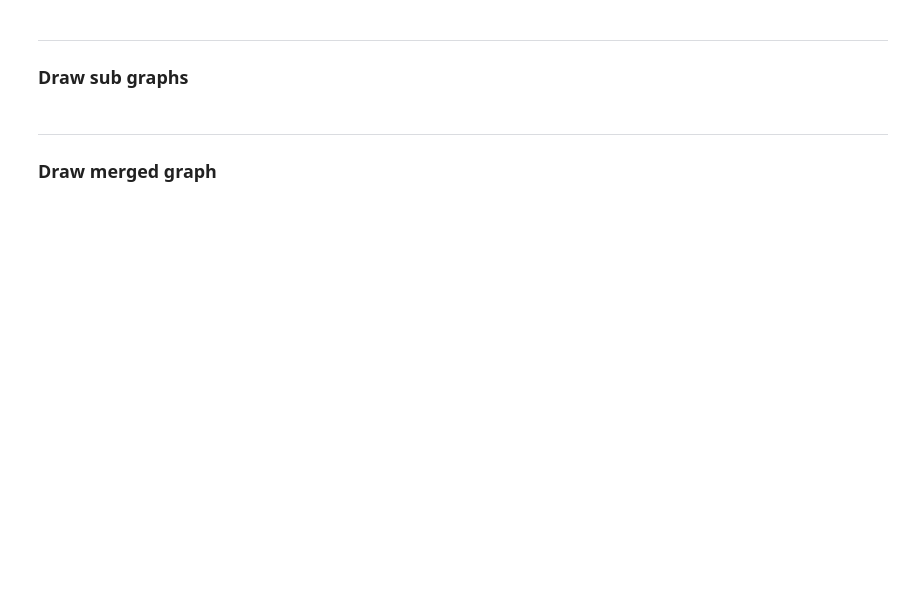
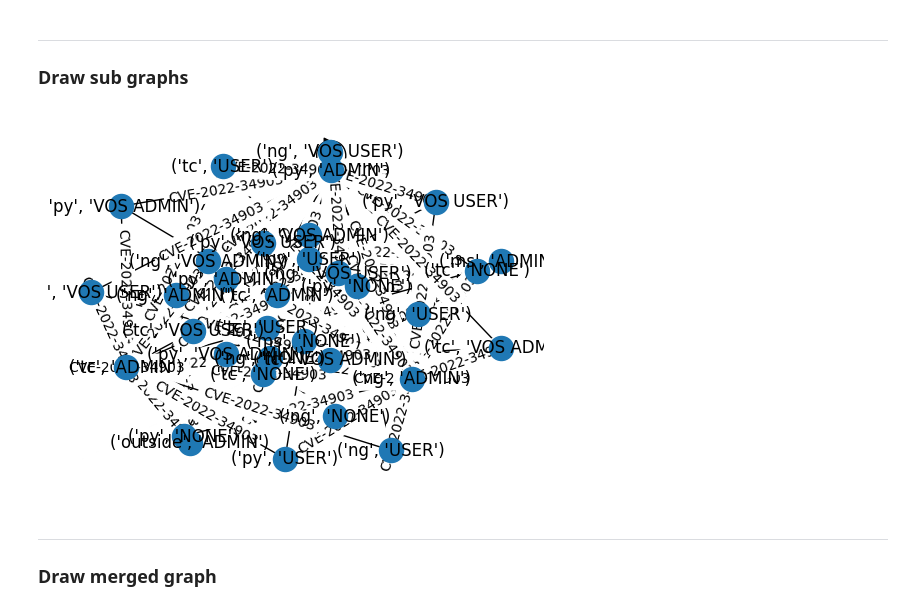
Before and after one commit to Cforcharming/mAGG, a Jupyter notebook: main.ipynb, the cells around one changed output. Saved outputs shown, nothing was run; the diff lists cells and outputs as text; code cells hidden in the pictures; blank space fills up the shorter version.

```diff
--- a/main.ipynb
+++ b/main.ipynb
@@ -145,14 +223,18 @@ plt.savefig(composed_graph_path, transparent=True)
 # %%
 for network in attack_graph_layer.attack_graph:
     sub_graph = attack_graph_layer.attack_graph[network]
     sub_labels = attack_graph_layer.graph_labels[network]
     plt.axis("off")
     pos = nx.spring_layout(sub_graph)
     nx.draw_networkx_nodes(sub_graph, pos)
     nx.draw_networkx_edges(sub_graph, pos)
     nx.draw_networkx_labels(sub_graph, pos)
     nx.draw_networkx_edge_labels(sub_graph, pos, edge_labels=sub_labels)
-    plt.show()
+    # plt.show()
+    composed_graph_path = os.path.join(composed_graph_folder, f'attack-graph-{network}.png')
+    plt.savefig(composed_graph_path, transparent=True)
+# %% [output]
+[figure, added]
 # %% [markdown]
 ---
 ### Draw merged graph
```
Also changed, not shown: parts of 26 cells of this notebook.
